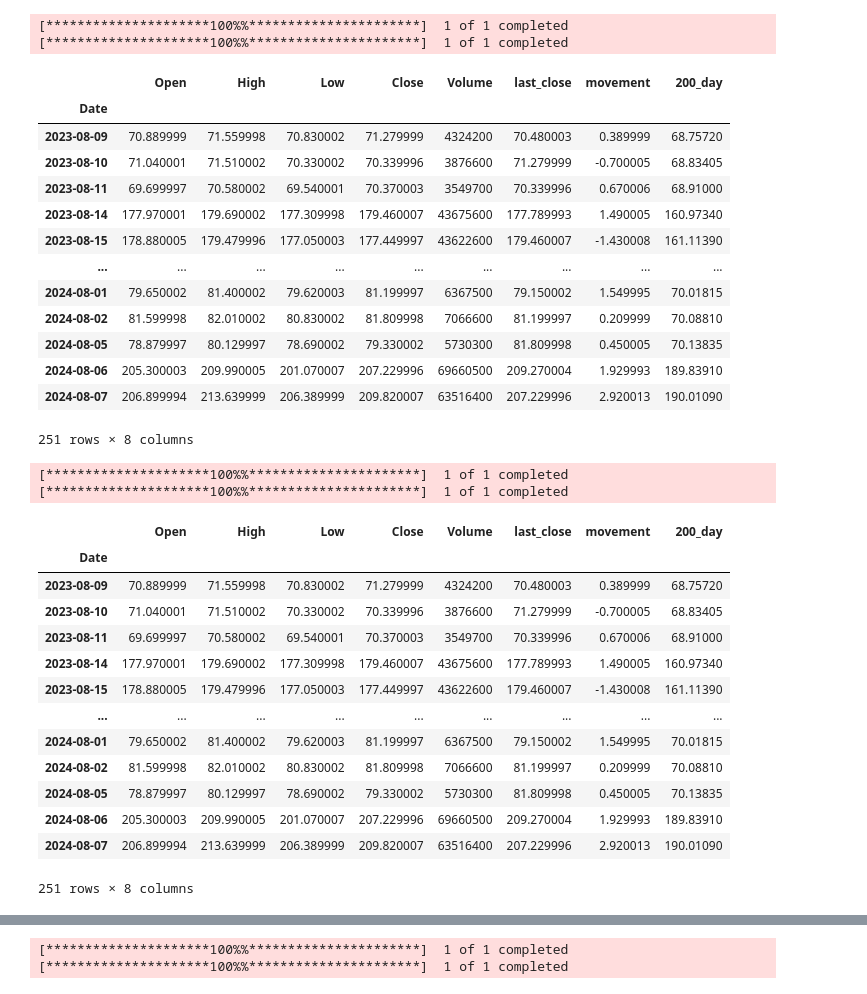
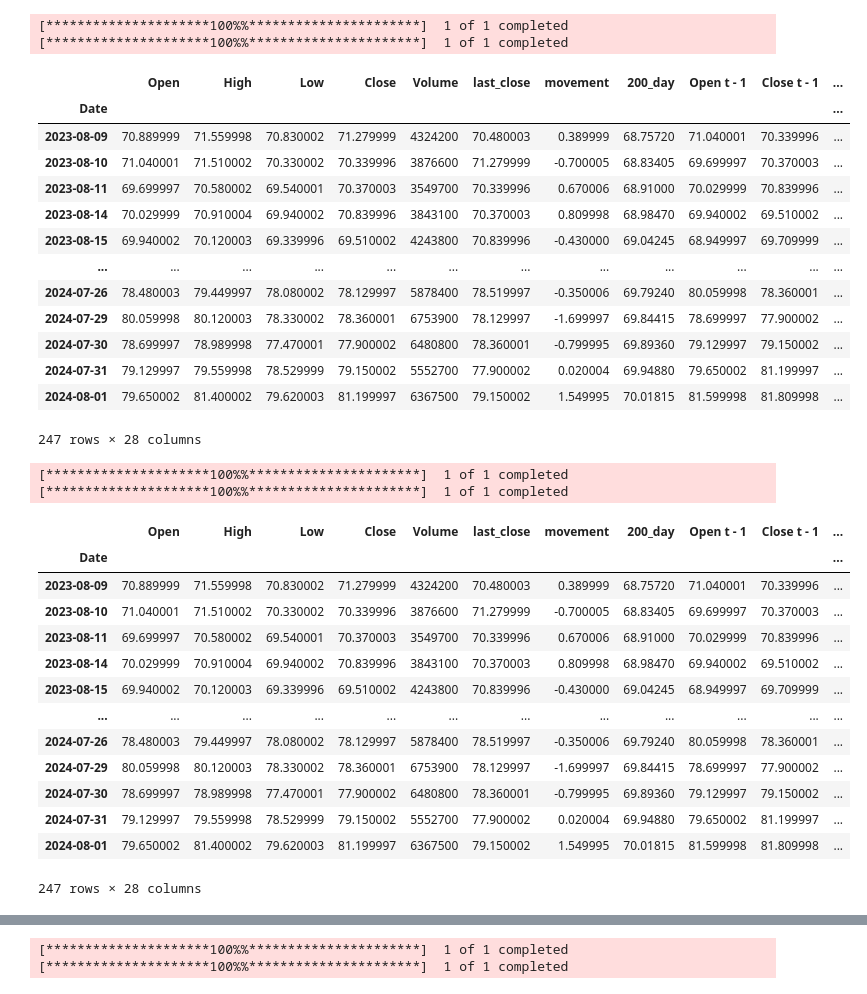
Before and after one commit to yohlimem/AI-Stonks, a Jupyter notebook: main.ipynb, the cells around one changed output, grey strips where cells are left out. Cells and saved outputs as stored; diff of their text form; code cells hidden in the pictures.

```diff
--- a/main.ipynb
+++ b/main.ipynb
@@ -10,65 +8,71 @@ from tensorflow.keras import layers, callbacks
 # %%
 stock_name = "AZN"
 # %%
-def prepare_data(stock_name, period="5y", interval="1d", with_today=False):
+def prepare_data(stock_name, period="5y", interval="1d", with_today=False,back_time=5):
 
     recent_data = yf.download(stock_name, period=period, interval=interval)
     data_200 = yf.download(stock_name, period="5y", interval="1d").tail(len(recent_data) + 200)
     data_200 = data_200.drop(columns=["Adj Close"])
 
     data_200["last_close"] = data_200["Close"].shift(1)
     data_200.fillna(method="bfill", inplace=True)
 
     data_200["movement"] = data_200["Close"] - data_200["Open"]
 
     data_200["200_day"] = data_200["Close"].rolling(window=200).mean()
 
     recent_data = data_200.tail(len(recent_data))
     if not with_today:
         recent_data = recent_data.iloc[:-1]
 
+    for i in range(back_time):
+        recent_data[f"Open t - {i+1}"] = recent_data["Open"].shift(-(i+1))
+        recent_data[f"Close t - {i+1}"] = recent_data["Close"].shift(-(i+1))
+        recent_data[f"High t - {i+1}"] = recent_data["High"].shift(-(i+1))
+        recent_data[f"Low t - {i+1}"] = recent_data["Low"].shift(-(i+1))
+    recent_data = recent_data.dropna()
     # add_plot = mpf.make_addplot(recent_data["200_day"], color="blue", linestyle="--")
 
     return recent_data
 
 prepare_data(stock_name, "1y")
 # %% [output]
 [*********************100%%**********************]  1 of 1 completed
 [*********************100%%**********************]  1 of 1 completed
-|  | Open | High | Low | Close | Volume | last_close | movement | 200_day |
-| Date |  |  |  |  |  |  |  |  |
-| 2023-08-09 | 70.889999 | 71.559998 | 70.830002 | 71.279999 | 4324200 | 70.480003 | 0.389999 | 68.75720 |
-| 2023-08-10 | 71.040001 | 71.510002 | 70.330002 | 70.339996 | 3876600 | 71.279999 | -0.700005 | 68.83405 |
-| 2023-08-11 | 69.699997 | 70.580002 | 69.540001 | 70.370003 | 3549700 | 70.339996 | 0.670006 | 68.91000 |
-| 2023-08-14 | 177.970001 | 179.690002 | 177.309998 | 179.460007 | 43675600 | 177.789993 | 1.490005 | 160.97340 |
-| 2023-08-15 | 178.880005 | 179.479996 | 177.050003 | 177.449997 | 43622600 | 179.460007 | -1.430008 | 161.11390 |
-| ... | ... | ... | ... | ... | ... | ... | ... | ... |
-| 2024-08-01 | 79.650002 | 81.400002 | 79.620003 | 81.199997 | 6367500 | 79.150002 | 1.549995 | 70.01815 |
-| 2024-08-02 | 81.599998 | 82.010002 | 80.830002 | 81.809998 | 7066600 | 81.199997 | 0.209999 | 70.08810 |
-| 2024-08-05 | 78.879997 | 80.129997 | 78.690002 | 79.330002 | 5730300 | 81.809998 | 0.450005 | 70.13835 |
-| 2024-08-06 | 205.300003 | 209.990005 | 201.070007 | 207.229996 | 69660500 | 209.270004 | 1.929993 | 189.83910 |
-| 2024-08-07 | 206.899994 | 213.639999 | 206.389999 | 209.820007 | 63516400 | 207.229996 | 2.920013 | 190.01090 |
+|  | Open | High | Low | Close | Volume | last_close | movement | 200_day | Open t - 1 | Close t - 1 | ... |
+| Date |  |  |  |  |  |  |  |  |  |  | ... |
+| 2023-08-09 | 70.889999 | 71.559998 | 70.830002 | 71.279999 | 4324200 | 70.480003 | 0.389999 | 68.75720 | 71.040001 | 70.339996 | ... |
+| 2023-08-10 | 71.040001 | 71.510002 | 70.330002 | 70.339996 | 3876600 | 71.279999 | -0.700005 | 68.83405 | 69.699997 | 70.370003 | ... |
+| 2023-08-11 | 69.699997 | 70.580002 | 69.540001 | 70.370003 | 3549700 | 70.339996 | 0.670006 | 68.91000 | 70.029999 | 70.839996 | ... |
+| 2023-08-14 | 70.029999 | 70.910004 | 69.940002 | 70.839996 | 3843100 | 70.370003 | 0.809998 | 68.98470 | 69.940002 | 69.510002 | ... |
+| 2023-08-15 | 69.940002 | 70.120003 | 69.339996 | 69.510002 | 4243800 | 70.839996 | -0.430000 | 69.04245 | 68.949997 | 69.709999 | ... |
+| ... | ... | ... | ... | ... | ... | ... | ... | ... | ... | ... | ... |
+| 2024-07-26 | 78.480003 | 79.449997 | 78.080002 | 78.129997 | 5878400 | 78.519997 | -0.350006 | 69.79240 | 80.059998 | 78.360001 | ... |
+| 2024-07-29 | 80.059998 | 80.120003 | 78.330002 | 78.360001 | 6753900 | 78.129997 | -1.699997 | 69.84415 | 78.699997 | 77.900002 | ... |
+| 2024-07-30 | 78.699997 | 78.989998 | 77.470001 | 77.900002 | 6480800 | 78.360001 | -0.799995 | 69.89360 | 79.129997 | 79.150002 | ... |
+| 2024-07-31 | 79.129997 | 79.559998 | 78.529999 | 79.150002 | 5552700 | 77.900002 | 0.020004 | 69.94880 | 79.650002 | 81.199997 | ... |
+| 2024-08-01 | 79.650002 | 81.400002 | 79.620003 | 81.199997 | 6367500 | 79.150002 | 1.549995 | 70.01815 | 81.599998 | 81.809998 | ... |
-251 rows × 8 columns
+247 rows × 28 columns
 # %%
 recent_data = prepare_data(stock_name, "1y")
 recent_data
 # %% [output]
 [*********************100%%**********************]  1 of 1 completed
 [*********************100%%**********************]  1 of 1 completed
-|  | Open | High | Low | Close | Volume | last_close | movement | 200_day |
-| Date |  |  |  |  |  |  |  |  |
-| 2023-08-09 | 70.889999 | 71.559998 | 70.830002 | 71.279999 | 4324200 | 70.480003 | 0.389999 | 68.75720 |
-| 2023-08-10 | 71.040001 | 71.510002 | 70.330002 | 70.339996 | 3876600 | 71.279999 | -0.700005 | 68.83405 |
-| 2023-08-11 | 69.699997 | 70.580002 | 69.540001 | 70.370003 | 3549700 | 70.339996 | 0.670006 | 68.91000 |
-| 2023-08-14 | 177.970001 | 179.690002 | 177.309998 | 179.460007 | 43675600 | 177.789993 | 1.490005 | 160.97340 |
-| 2023-08-15 | 178.880005 | 179.479996 | 177.050003 | 177.449997 | 43622600 | 179.460007 | -1.430008 | 161.11390 |
-| ... | ... | ... | ... | ... | ... | ... | ... | ... |
-| 2024-08-01 | 79.650002 | 81.400002 | 79.620003 | 81.199997 | 6367500 | 79.150002 | 1.549995 | 70.01815 |
-| 2024-08-02 | 81.599998 | 82.010002 | 80.830002 | 81.809998 | 7066600 | 81.199997 | 0.209999 | 70.08810 |
-| 2024-08-05 | 78.879997 | 80.129997 | 78.690002 | 79.330002 | 5730300 | 81.809998 | 0.450005 | 70.13835 |
-| 2024-08-06 | 205.300003 | 209.990005 | 201.070007 | 207.229996 | 69660500 | 209.270004 | 1.929993 | 189.83910 |
-| 2024-08-07 | 206.899994 | 213.639999 | 206.389999 | 209.820007 | 63516400 | 207.229996 | 2.920013 | 190.01090 |
+|  | Open | High | Low | Close | Volume | last_close | movement | 200_day | Open t - 1 | Close t - 1 | ... |
+| Date |  |  |  |  |  |  |  |  |  |  | ... |
+| 2023-08-09 | 70.889999 | 71.559998 | 70.830002 | 71.279999 | 4324200 | 70.480003 | 0.389999 | 68.75720 | 71.040001 | 70.339996 | ... |
+| 2023-08-10 | 71.040001 | 71.510002 | 70.330002 | 70.339996 | 3876600 | 71.279999 | -0.700005 | 68.83405 | 69.699997 | 70.370003 | ... |
+| 2023-08-11 | 69.699997 | 70.580002 | 69.540001 | 70.370003 | 3549700 | 70.339996 | 0.670006 | 68.91000 | 70.029999 | 70.839996 | ... |
+| 2023-08-14 | 70.029999 | 70.910004 | 69.940002 | 70.839996 | 3843100 | 70.370003 | 0.809998 | 68.98470 | 69.940002 | 69.510002 | ... |
+| 2023-08-15 | 69.940002 | 70.120003 | 69.339996 | 69.510002 | 4243800 | 70.839996 | -0.430000 | 69.04245 | 68.949997 | 69.709999 | ... |
+| ... | ... | ... | ... | ... | ... | ... | ... | ... | ... | ... | ... |
+| 2024-07-26 | 78.480003 | 79.449997 | 78.080002 | 78.129997 | 5878400 | 78.519997 | -0.350006 | 69.79240 | 80.059998 | 78.360001 | ... |
+| 2024-07-29 | 80.059998 | 80.120003 | 78.330002 | 78.360001 | 6753900 | 78.129997 | -1.699997 | 69.84415 | 78.699997 | 77.900002 | ... |
+| 2024-07-30 | 78.699997 | 78.989998 | 77.470001 | 77.900002 | 6480800 | 78.360001 | -0.799995 | 69.89360 | 79.129997 | 79.150002 | ... |
+| 2024-07-31 | 79.129997 | 79.559998 | 78.529999 | 79.150002 | 5552700 | 77.900002 | 0.020004 | 69.94880 | 79.650002 | 81.199997 | ... |
+| 2024-08-01 | 79.650002 | 81.400002 | 79.620003 | 81.199997 | 6367500 | 79.150002 | 1.549995 | 70.01815 | 81.599998 | 81.809998 | ... |
-251 rows × 8 columns
+247 rows × 28 columns
 # %%
 X = recent_data.drop(columns=["Close", "movement","Volume"])
 print(X)
```
Also changed, not shown: parts of 16 cells of this notebook, 1 other file.
